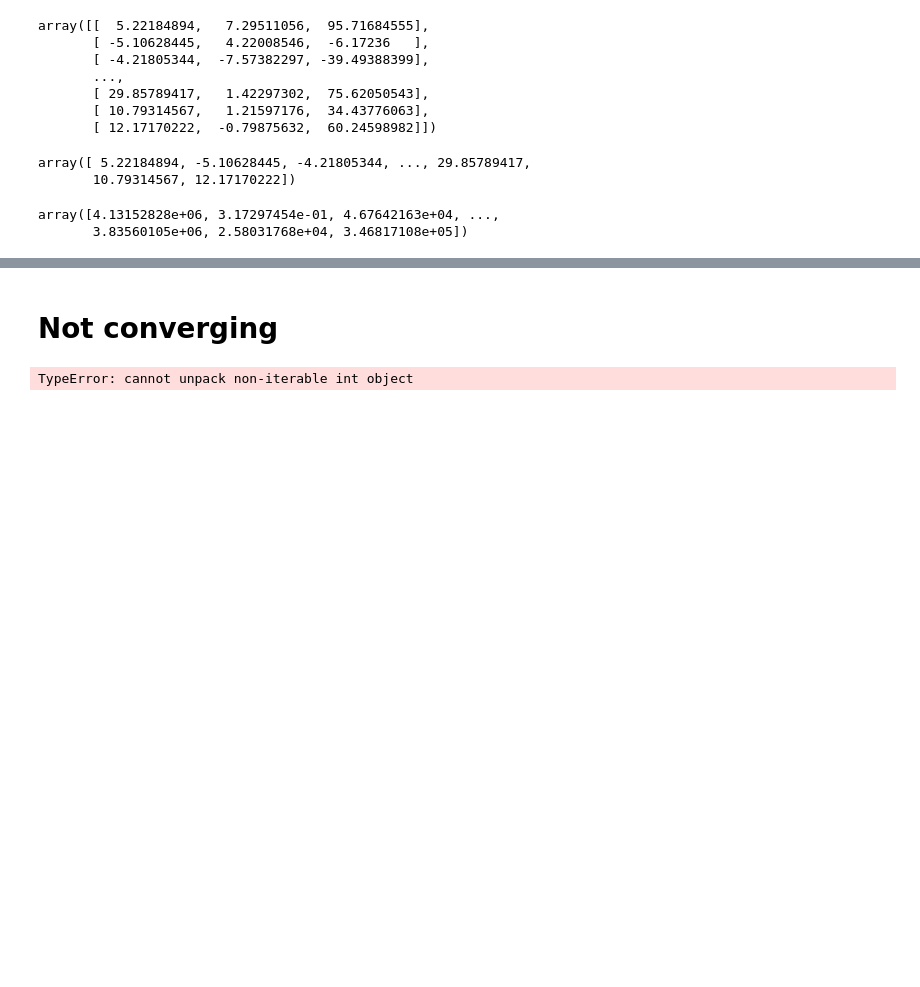
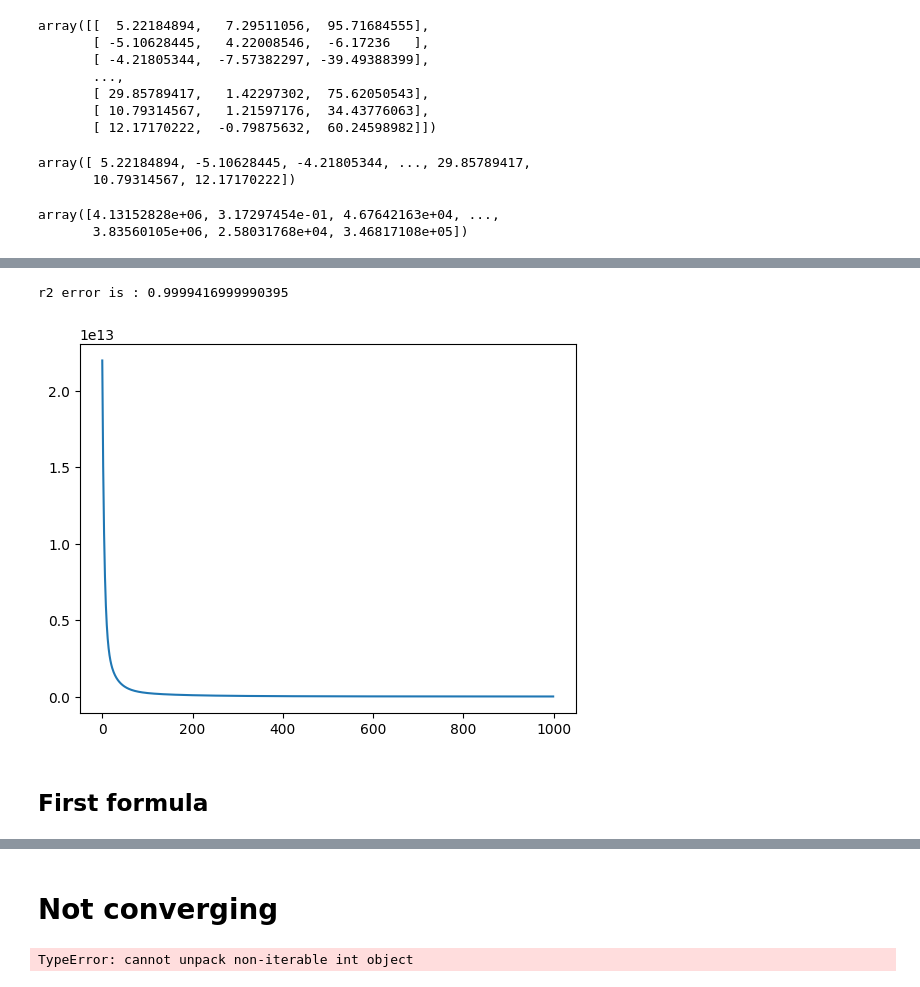
Before and after one commit to Ssdosaofc/ML-model-from-scratch, a Jupyter notebook: PolynomialRegression.ipynb, the cells around one changed output, grey strips where cells are left out. Cells and saved outputs as stored; diff of their text form; code cells hidden in the pictures; blank space fills up the shorter version.

```diff
--- a/PolynomialRegression.ipynb
+++ b/PolynomialRegression.ipynb
@@ -72,0 +141,7 @@ array([4.13152828e+06, 3.17297454e-01, 4.67642163e+04, ...,
+# %%
+degree = 6
+
+xa = np.array([[1, 2, 3], [4, 5, 6]])
+p_x = polynomial(degree, xa)
+
+p_x
@@ -72,0 +166,5 @@ array([4.13152828e+06, 3.17297454e-01, 4.67642163e+04, ...,
+# %%
+norm_x, mean_x, std_dev_x = normalize_features(x)
+
+poly_x = polynomial(degree, norm_x)
+poly_x
@@ -72,0 +185,3 @@ array([4.13152828e+06, 3.17297454e-01, 4.67642163e+04, ...,
+# %%
+w = np.zeros(len(poly_x[0]),)
+w
@@ -72,0 +194,5 @@ array([4.13152828e+06, 3.17297454e-01, 4.67642163e+04, ...,
+# %%
+iterations= 1000
+alpha = 0.000085
+
+w_final, b_final, J_hist = gradient_descent(poly_x, y, w, b, alpha, iterations)
@@ -72,0 +216,16 @@ array([4.13152828e+06, 3.17297454e-01, 4.67642163e+04, ...,
+# %%
+ycap= np.dot(poly_x, w_final) + b_final
+d1 = y - ycap
+d2 = y - y.mean()
+r2 =1- d1.dot(d1)/d2.dot(d2)
+print("r2 error is :",r2)
+# %% [output]
+r2 error is : 0.9999416999990395
+# %%
+rng = np.arange(0, iterations)
+plt.plot(rng, J_hist)
+plt.show()
+# %% [output]
+[figure, added]
+# %% [markdown]
+## First formula
```
Also changed, not shown: parts of 43 cells of this notebook.
